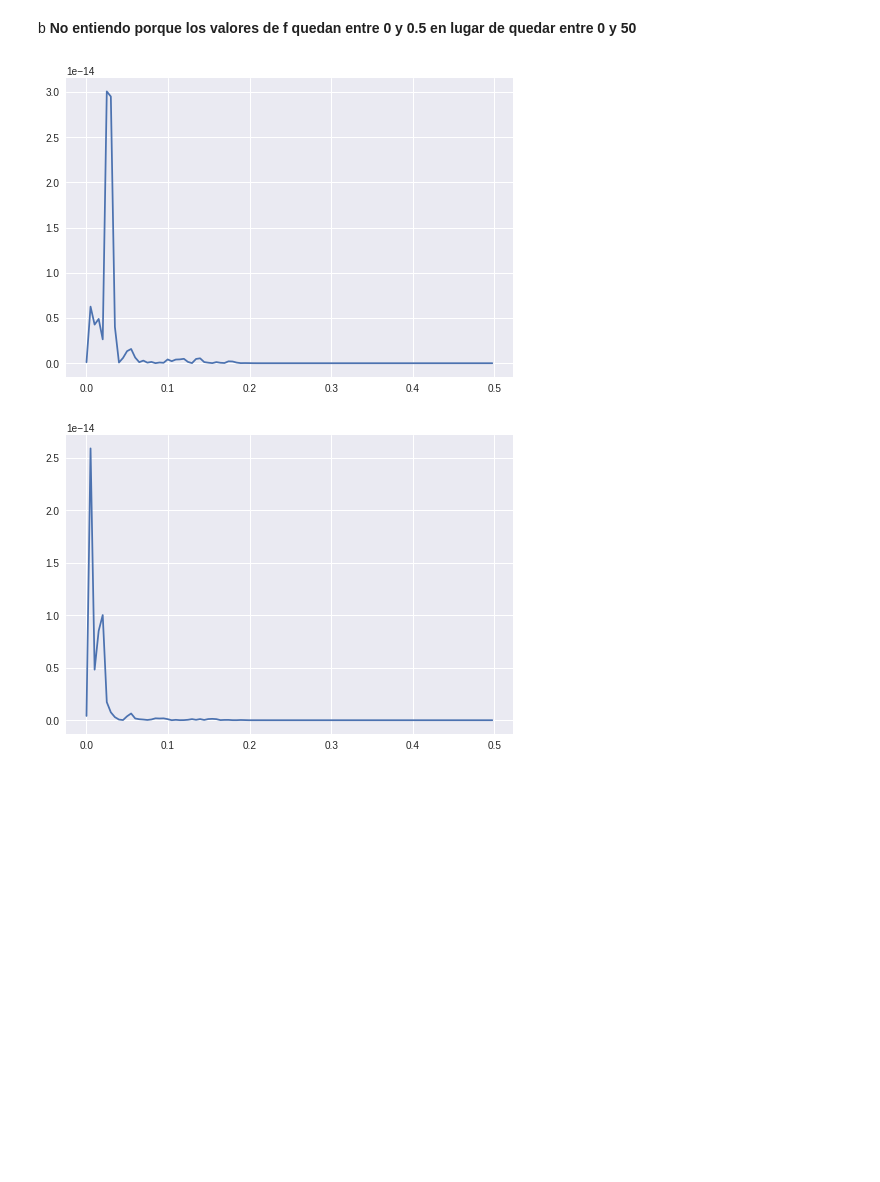
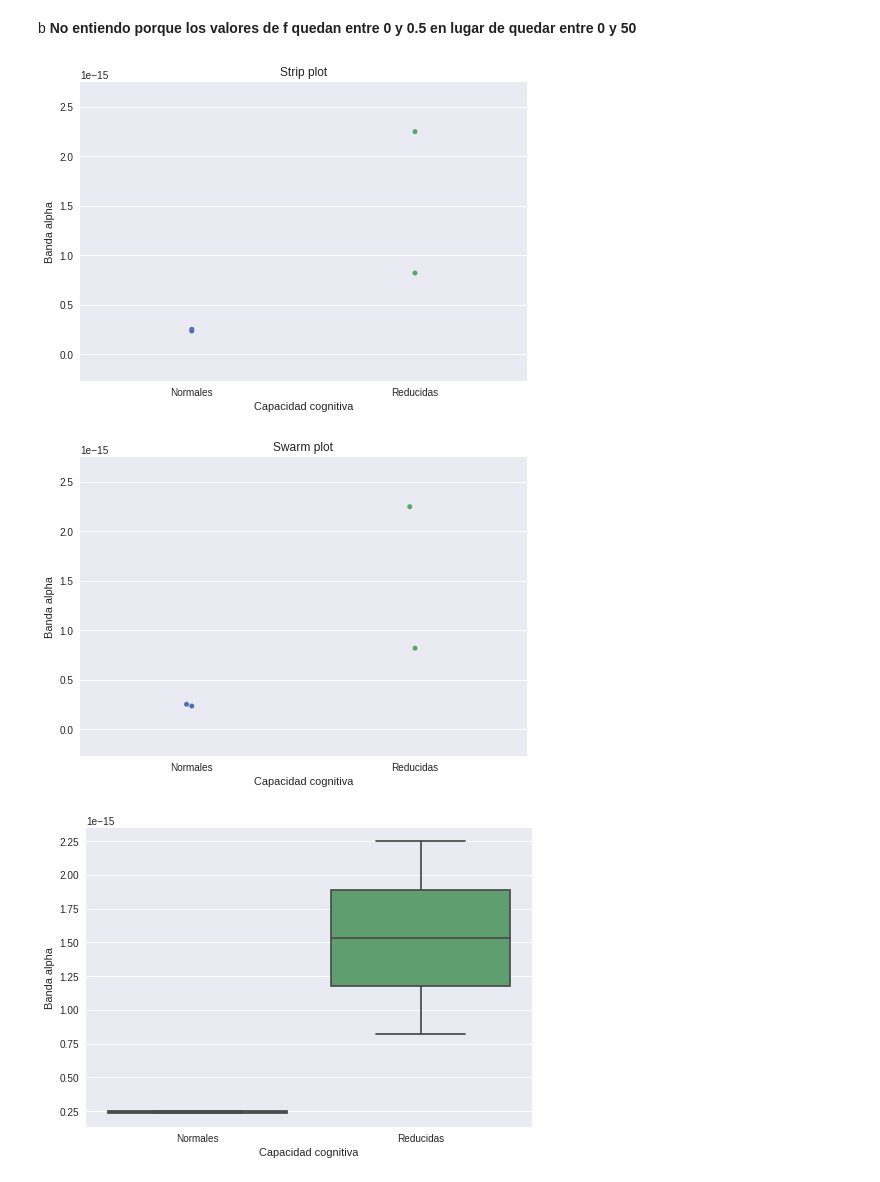
Before and after one commit to BrianBohe/DataScienceCourse, a Jupyter notebook: tp2/resolucion.ipynb, the cells around one changed output. Cells and saved outputs as stored; diff of their text form; code cells hidden in the pictures; blank space fills up the shorter version.

```diff
--- a/tp2/resolucion.ipynb
+++ b/tp2/resolucion.ipynb
@@ -56,11 +51,2 @@ sns.plt.show()
 # %% [markdown]
 b <b>No entiendo porque los valores de f quedan entre 0 y 0.5 en lugar de quedar entre 0 y 50</b>
-# %%
-for p in pacientes:
-    frecuencia_media = p.groupby(['tiempo']).mean()
-    f, P = scipy.signal.welch(frecuencia_media['valores'], nperseg=201)
-    sns.plt.plot(f,P)
-    sns.plt.show()
-# %% [output]
-[figure, removed]
-[figure, removed]
@@ -66,0 +77,39 @@ for p in pacientes:
+# %%
+ymin = min(df_alphas['Banda alpha'])
+ymax = max(df_alphas['Banda alpha'])
+decimo = (ymax - ymin)/len(df_alphas['Banda alpha'])
+ymin, ymax = ymin - decimo, ymax + decimo
+
+ax = sns.stripplot(x="Capacidad cognitiva", y="Banda alpha", data=df_alphas)
+ax.set_ylim([ymin, ymax])
+ax.set_title("Strip plot")
+sns.plt.show()
+
+ax = sns.swarmplot(x="Capacidad cognitiva", y="Banda alpha", data=df_alphas)
+ax.set_ylim([ymin, ymax])
+ax.set_title("Swarm plot")
+sns.plt.show()
+
+sns.boxplot(x="Capacidad cognitiva", y="Banda alpha", data=df_alphas)
+ax.set_title("Box plot")
+sns.plt.show()
+
+sns.violinplot(x="Capacidad cognitiva", y="Banda alpha", data=df_alphas)
+ax.set_title("Violin plot")
+sns.plt.show()
+
+sns.lvplot(x="Capacidad cognitiva", y="Banda alpha", data=df_alphas)
+ax.set_title("Lette value plot")
+sns.plt.show()
+
+sns.pointplot(x="Capacidad cognitiva", y="Banda alpha", data=df_alphas)
+ax.set_title("Point plot")
+sns.plt.show()
+
+sns.barplot(x="Capacidad cognitiva", y="Banda alpha", data=df_alphas)
+ax.set_title("Bar plot")
+sns.plt.show()
+# %% [output]
+[figure, added]
+[figure, added]
+[figure, added]
```
Also changed, not shown: parts of 8 cells of this notebook, 1 other file.
